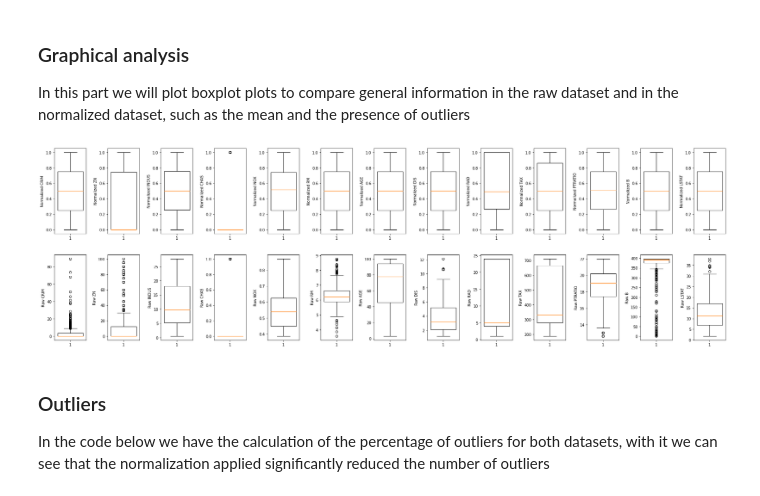
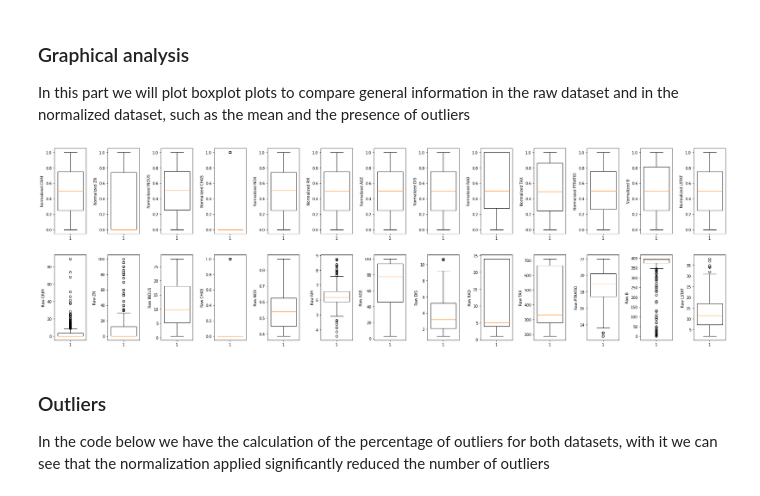
Before and after one commit to MatheusSC017/BostonHousingDataRegression, a Jupyter notebook: BostonHousingData.ipynb, the cells around one changed output. Cells and saved outputs as stored; diff of their text form; code cells hidden in the pictures.

```diff
--- a/BostonHousingData.ipynb
+++ b/BostonHousingData.ipynb
@@ -236,3 +239,10 @@ for feature in boston_df.drop('Prices', axis=1):
+# %%
+X_train, X_test, Y_train, Y_test = train_test_split(
+    boston_df.drop('Prices', axis=1),
+    boston_df['Prices'],
+    test_size=0.2,
+    random_state=701
+)
 # %% [markdown]
 ## Data Normalization
 For this dataset, we will use Quantile Normalization to eliminate outliers and scale features
@@ -261,0 +249,4 @@ boston_df_normalized
+# %%
+qt = QuantileTransformer()
+X_train_normalized = pd.DataFrame(qt.fit_transform(X_train, Y_train))
+X_train_normalized.columns = X_train.columns
@@ -310,15 +319,15 @@ In this part we will plot boxplot plots to compare general information in the ra
 # %%
 f = plt.figure(1, figsize=(2, 4))
 
 i = 0
-for feature in boston_df.drop('Prices', axis=1):
-    plot_boxplot(f, i, 0, boston_df[feature], ('Raw ' + feature))
-    plot_boxplot(f, i, 1, boston_df_normalized[feature],
+for feature in X_train:
+    plot_boxplot(f, i, 0, X_train[feature], ('Raw ' + feature))
+    plot_boxplot(f, i, 1, X_train_normalized[feature],
                  ('Normalized ' + feature))
 
     i += 1
 # %% [output]
-[figure, old version]
+[figure, new version]
 # %% [markdown]
 ### Outliers
 In the code below we have the calculation of the percentage of outliers for both datasets, with it we can see that the normalization applied significantly reduced the number of outliers
```
Also changed, not shown: parts of 24 cells of this notebook.
